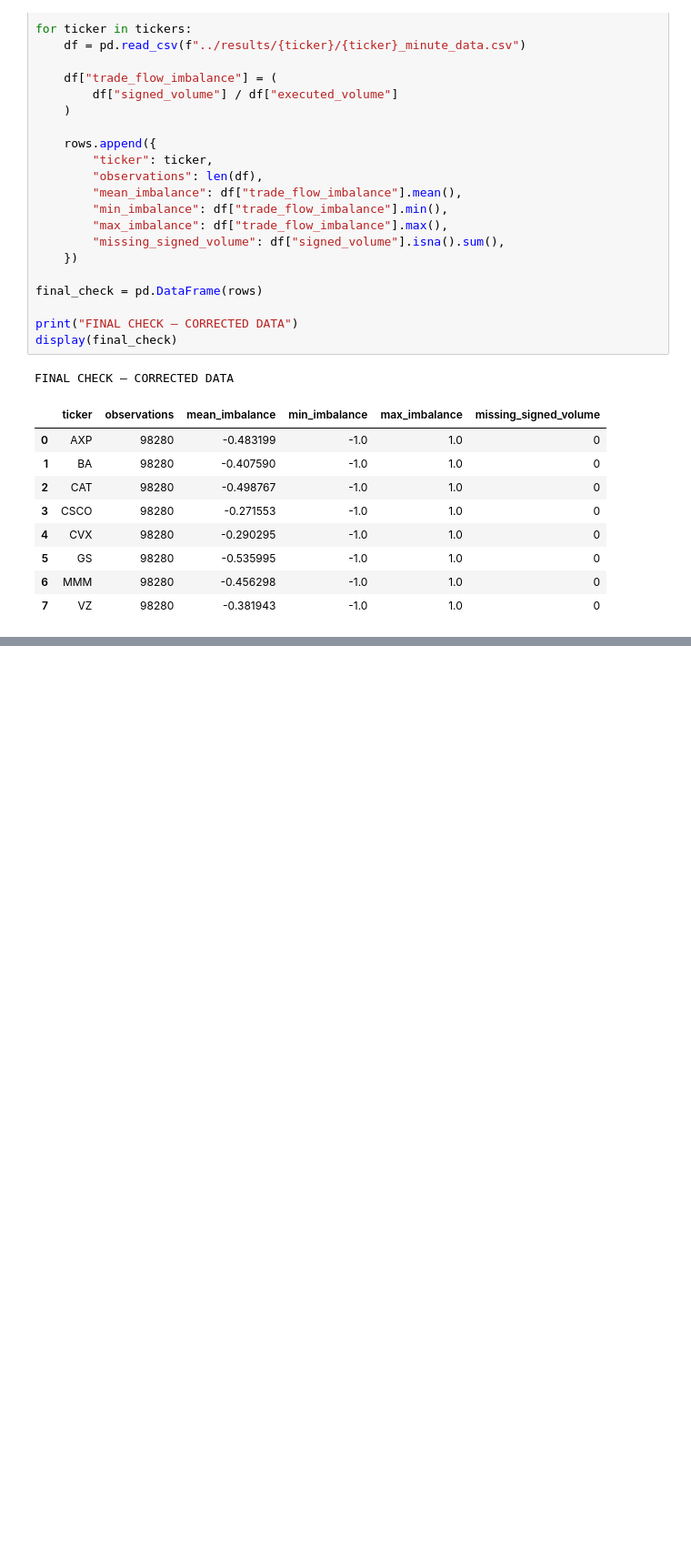
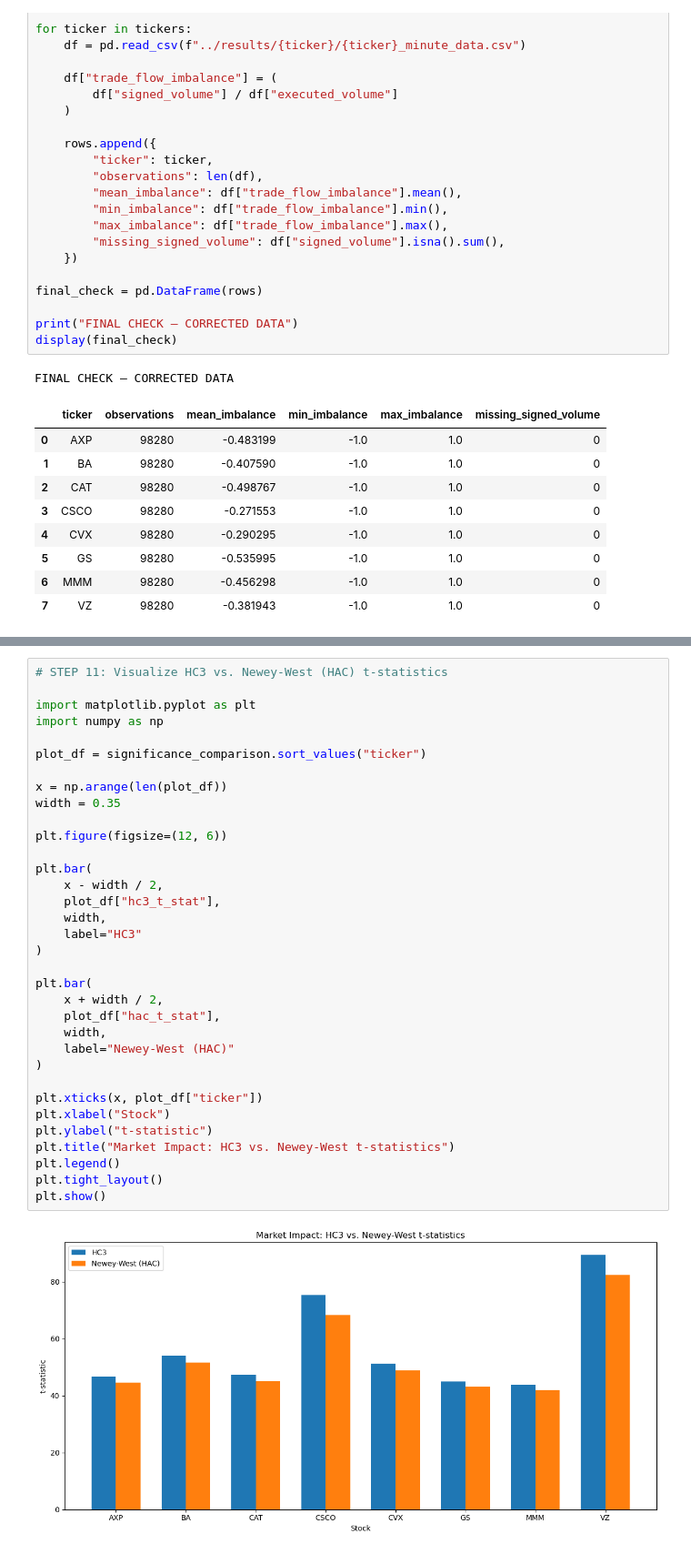
Before and after one commit to MariamKaranjia/LOBSTER-Market-Impact, a Jupyter notebook: notebooks/01_data_exploration.ipynb, the cells around one changed output, grey strips where cells are left out. Shown at 91% size. Cells and saved outputs as stored; diff of their text form; blank space fills up the shorter version.

```diff
--- a/notebooks/01_data_exploration.ipynb
+++ b/notebooks/01_data_exploration.ipynb
@@ -4000,0 +4486,36 @@ FINAL CHECK — CORRECTED DATA
+# %%
+# STEP 11: Visualize HC3 vs. Newey-West (HAC) t-statistics
+
+import matplotlib.pyplot as plt
+import numpy as np
+
+plot_df = significance_comparison.sort_values("ticker")
+
+x = np.arange(len(plot_df))
+width = 0.35
+
+plt.figure(figsize=(12, 6))
+
+plt.bar(
+    x - width / 2,
+    plot_df["hc3_t_stat"],
+    width,
+    label="HC3"
+)
+
+plt.bar(
+    x + width / 2,
+    plot_df["hac_t_stat"],
+    width,
+    label="Newey-West (HAC)"
+)
+
+plt.xticks(x, plot_df["ticker"])
+plt.xlabel("Stock")
+plt.ylabel("t-statistic")
+plt.title("Market Impact: HC3 vs. Newey-West t-statistics")
+plt.legend()
+plt.tight_layout()
+plt.show()
+# %% [output]
+[figure, added]
```
Also changed, not shown: parts of 39 cells of this notebook, 4 other files.
